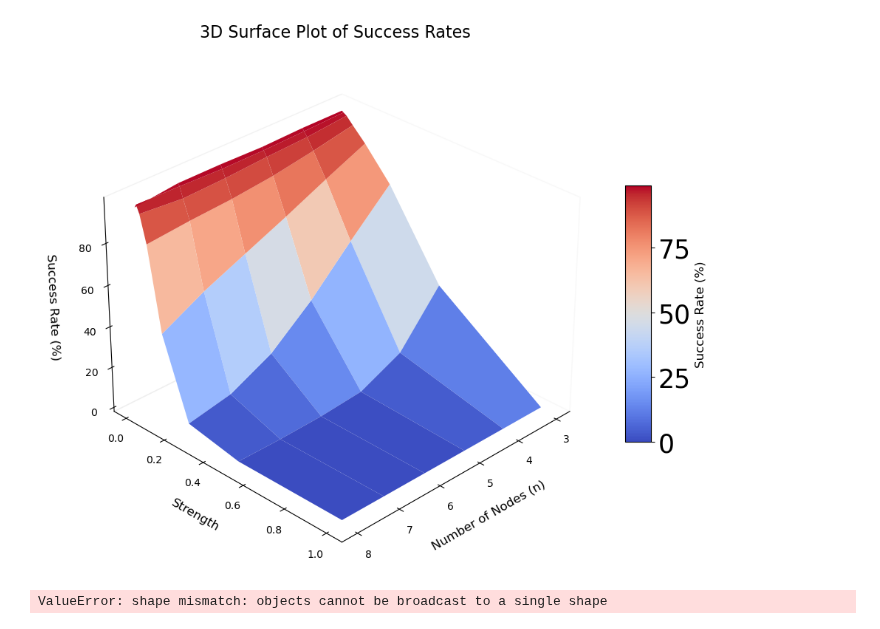
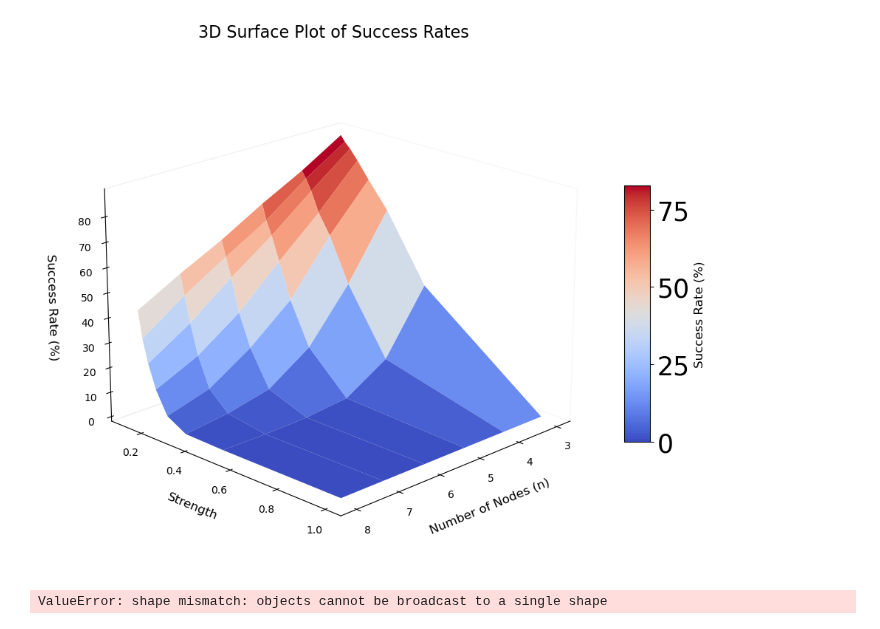
Before and after one commit to RamanEbrahimi/Research, a Jupyter notebook: MultilayerGame/generate_p_matrix.ipynb, the cells around one changed output. Cells and saved outputs as stored; diff of their text form; code cells hidden in the pictures.

```diff
--- a/MultilayerGame/generate_p_matrix.ipynb
+++ b/MultilayerGame/generate_p_matrix.ipynb
@@ -205,7 +205,7 @@ for n in n_list:
 
         lambda_min_G2 = np.min(np.linalg.eigvals(G2 - np.eye(n)))
         lambda_max_G1 = np.max(np.linalg.eigvals(G1 - np.eye(n)))
-        condition = abs(lambda_min_G2) >= (1 / (1 - kappa)) * (1 + (kappa * lambda_max_G1))
+        condition = abs(lambda_min_G2) >= (1 / (1 - kappa)) * (1 + (kappa * abs(lambda_max_G1)))
 
         # Check the conditions for unique NEs
         layer1_NE = result1 & (not result2)
@@ -472,7 +471,7 @@ NameError: name 'line_plot' is not defined
 n_list = [3, 4, 5, 6, 7, 8]
 kappa = 0.5
 iterations = 5000
-strength_list = [1, 0.5, 0.25, 0.125, 0.0625, 0.03125, 0.015625, 0.0078125]
+strength_list = [1, 1/2, 1/3, 1/4, 1/5, 1/6, 1/7, 1/8]
 percent_success_by_strength = [[] for _ in strength_list]
 
 for strength in strength_list:
@@ -517,11 +516,11 @@ print(percent_success_by_strength)
 
 # Example data
 n = np.array([3, 4, 5, 6, 7, 8])
-strengths = np.array([0.0078125, 0.015625, 0.03125, 0.0625, 0.125, 0.25, 0.5, 1])
+strengths = np.array([1, 1/2, 1/3, 1/4, 1/5, 1/6, 1/7, 1/8])
 success_rates = np.array(percent_success_by_strength)
 
 # flip the success rates array
-success_rates = np.flip(success_rates, axis=0)
+# success_rates = np.flip(success_rates, axis=0)
 
 # Create meshgrid for n and strengths
 N, Strengths = np.meshgrid(n, strengths)
@@ -538,35 +537,36 @@ surface.set_facecolor((1.0, 1.0, 1.0, 0))  # Transparent faces
 ax.view_init(elev=25, azim=-120)  # Adjust viewing angle for better perspective
 
 # Add color bar which maps values to colors
 cbar = fig.colorbar(surface, ax=ax, shrink=0.5, aspect=10)
 cbar.set_label('Success Rate (%)', fontsize=12)
 
 # Setting labels
 ax.set_xlabel('Number of Nodes (n)', labelpad=10, fontsize=12)
 ax.set_ylabel('Strength', labelpad=10, fontsize=12)
 ax.set_zlabel('Success Rate (%)', labelpad=10, fontsize=12)
 
 # Set title
 ax.set_title('3D Surface Plot of Success Rates', pad=20, fontsize=16)
 
 # Enhance tick labels size
 ax.tick_params(axis='both', which='major', labelsize=10)
 
 
+
 # Remove gridlines and background to make it cleaner
 ax.xaxis.pane.fill = False
 ax.yaxis.pane.fill = False
 ax.zaxis.pane.fill = False
 ax.grid(False)
 
 # Rotate the plot
-ax.view_init(elev=30, azim=45)  # Set the elevation and azimuth angles
+ax.view_init(elev=20, azim=45)  # Set the elevation and azimuth angles
 
 # Show plot
 plt.savefig('multiplex-prop-pos-3d.png', dpi=60)
 plt.show()
 # %% [output]
-[figure, old version]
+[figure, new version]
 # %%
 def plot_for_strength_4(ax, n_list, iterations, kappa):
     # Example code for strength = 4
```
Also changed, not shown: parts of 7 cells of this notebook, 5 other files.
